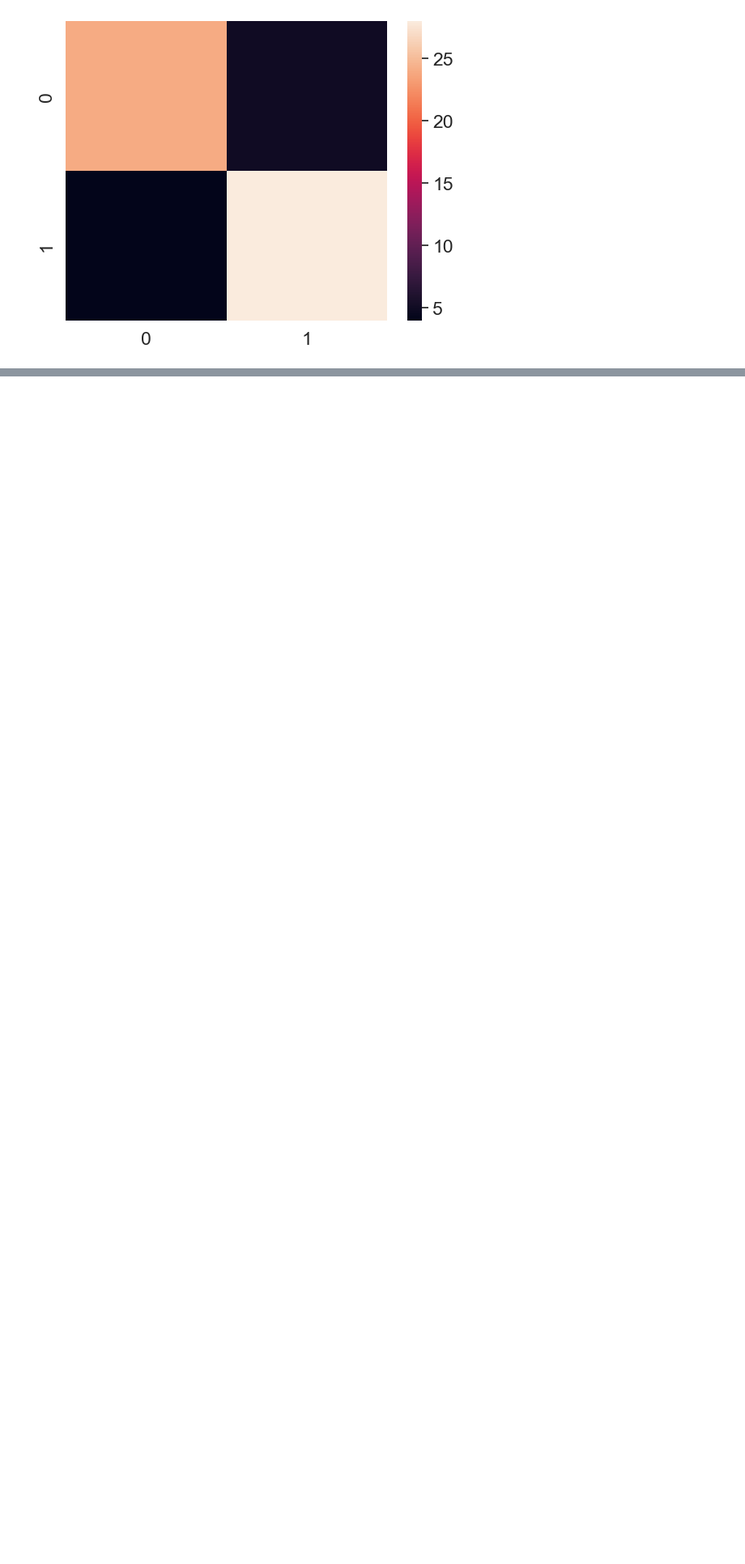
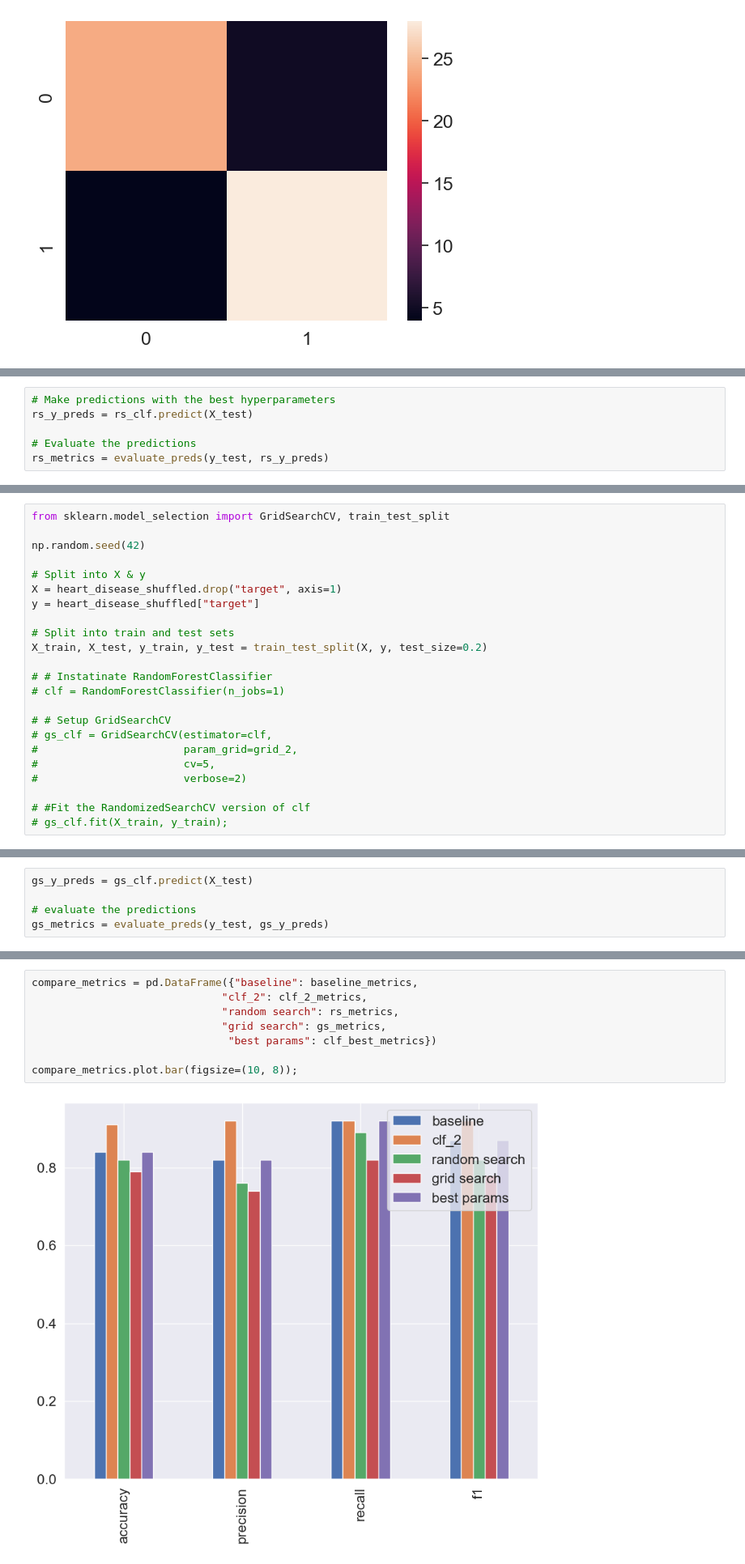
Before and after one commit to redrum88/Machine_Learning_and_Data_Science, a Jupyter notebook: Completed/instroduction_to_sklearn.ipynb, the cells around one changed output, grey strips where cells are left out. Shown: that part at 81% size. Cells and saved outputs as stored; diff of their text form; blank space fills up the shorter version.

```diff
--- a/Completed/instroduction_to_sklearn.ipynb
+++ b/Completed/instroduction_to_sklearn.ipynb
@@ -1387,0 +2077,6 @@ In essence, this gives you idea of where the model is getting confused.
+# %%
+# Make predictions with the best hyperparameters
+rs_y_preds = rs_clf.predict(X_test)
+
+# Evaluate the predictions
+rs_metrics = evaluate_preds(y_test, rs_y_preds)
@@ -1387,0 +2165,23 @@ In essence, this gives you idea of where the model is getting confused.
+# %%
+from sklearn.model_selection import GridSearchCV, train_test_split
+
+np.random.seed(42)
+
+# Split into X & y
+X = heart_disease_shuffled.drop("target", axis=1)
+y = heart_disease_shuffled["target"]
+
+# Split into train and test sets
+X_train, X_test, y_train, y_test = train_test_split(X, y, test_size=0.2)
+
+# # Instatinate RandomForestClassifier
+# clf = RandomForestClassifier(n_jobs=1)
+
+# # Setup GridSearchCV
+# gs_clf = GridSearchCV(estimator=clf,
+#                       param_grid=grid_2,
+#                       cv=5,
+#                       verbose=2)
+
+# #Fit the RandomizedSearchCV version of clf
+# gs_clf.fit(X_train, y_train);
@@ -1387,0 +2196,5 @@ In essence, this gives you idea of where the model is getting confused.
+# %%
+gs_y_preds = gs_clf.predict(X_test)
+
+# evaluate the predictions
+gs_metrics = evaluate_preds(y_test, gs_y_preds)
@@ -1387,0 +2208,10 @@ In essence, this gives you idea of where the model is getting confused.
+# %%
+compare_metrics = pd.DataFrame({"baseline": baseline_metrics,
+                              "clf_2": clf_2_metrics,
+                              "random search": rs_metrics,
+                              "grid search": gs_metrics,
+                               "best params": clf_best_metrics})
+
+compare_metrics.plot.bar(figsize=(10, 8));
+# %% [output]
+[figure, added]
```
Also changed, not shown: parts of 118 cells of this notebook.
